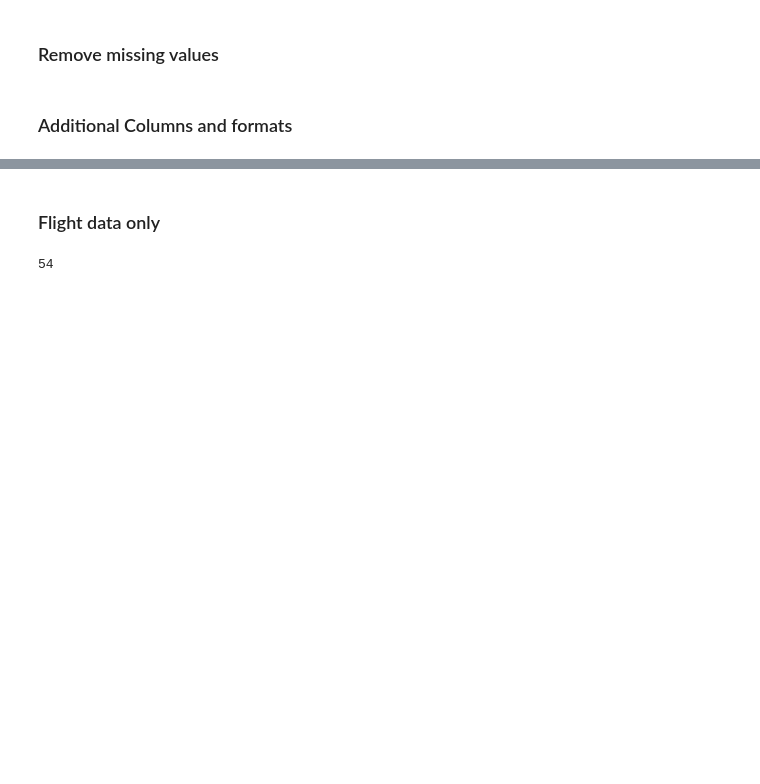
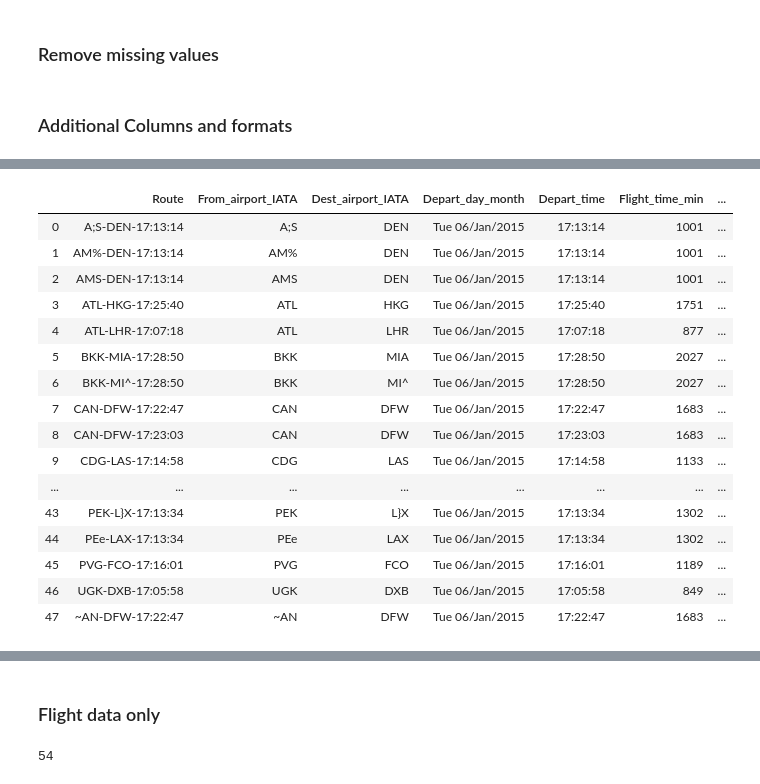
Before and after one commit to bloomfield-analysis/jk800839, a Jupyter notebook: CSMCC16 Flight Assignment JK800839.ipynb, the cells around one changed output, grey strips where cells are left out. Drawn from its saved outputs; the diff is of its cells as text; code cells hidden in the pictures; blank space fills up the shorter version.

```diff
--- a/CSMCC16 Flight Assignment JK800839.ipynb
+++ b/CSMCC16 Flight Assignment JK800839.ipynb
@@ -70,3 +123,42 @@ pass_data['count']='1'
+# %%
+route_info=pass_data[['Route'
+                      ,'From_airport_IATA'
+                      ,'Dest_airport_IATA'
+                      ,'Depart_day_month'
+                      ,'Depart_time'
+                      ,'Flight_time_min'
+                      ,'Arrive_time'
+                     ]]
+
+route_info=route_info.groupby(['Route'
+                      ,'From_airport_IATA'
+                      ,'Dest_airport_IATA'
+                      ,'Depart_day_month'
+                      ,'Depart_time'
+                      ,'Flight_time_min'
+                      ,'Arrive_time'
+                         ]).count()
+route_info.reset_index(inplace=True)
+# %%
+route_info
+# %% [output]
+|  | Route | From_airport_IATA | Dest_airport_IATA | Depart_day_month | Depart_time | Flight_time_min | ... |
+| 0 | A;S-DEN-17:13:14 | A;S | DEN | Tue 06/Jan/2015 | 17:13:14 | 1001 | ... |
+| 1 | AM%-DEN-17:13:14 | AM% | DEN | Tue 06/Jan/2015 | 17:13:14 | 1001 | ... |
+| 2 | AMS-DEN-17:13:14 | AMS | DEN | Tue 06/Jan/2015 | 17:13:14 | 1001 | ... |
+| 3 | ATL-HKG-17:25:40 | ATL | HKG | Tue 06/Jan/2015 | 17:25:40 | 1751 | ... |
+| 4 | ATL-LHR-17:07:18 | ATL | LHR | Tue 06/Jan/2015 | 17:07:18 | 877 | ... |
+| 5 | BKK-MIA-17:28:50 | BKK | MIA | Tue 06/Jan/2015 | 17:28:50 | 2027 | ... |
+| 6 | BKK-MI^-17:28:50 | BKK | MI^ | Tue 06/Jan/2015 | 17:28:50 | 2027 | ... |
+| 7 | CAN-DFW-17:22:47 | CAN | DFW | Tue 06/Jan/2015 | 17:22:47 | 1683 | ... |
+| 8 | CAN-DFW-17:23:03 | CAN | DFW | Tue 06/Jan/2015 | 17:23:03 | 1683 | ... |
+| 9 | CDG-LAS-17:14:58 | CDG | LAS | Tue 06/Jan/2015 | 17:14:58 | 1133 | ... |
+| ... | ... | ... | ... | ... | ... | ... | ... |
+| 43 | PEK-L}X-17:13:34 | PEK | L}X | Tue 06/Jan/2015 | 17:13:34 | 1302 | ... |
+| 44 | PEe-LAX-17:13:34 | PEe | LAX | Tue 06/Jan/2015 | 17:13:34 | 1302 | ... |
+| 45 | PVG-FCO-17:16:01 | PVG | FCO | Tue 06/Jan/2015 | 17:16:01 | 1189 | ... |
+| 46 | UGK-DXB-17:05:58 | UGK | DXB | Tue 06/Jan/2015 | 17:05:58 | 849 | ... |
+| 47 | ~AN-DFW-17:22:47 | ~AN | DFW | Tue 06/Jan/2015 | 17:22:47 | 1683 | ... |
 # %%
 # Check data
 print(pass_data)
```
Also changed, not shown: parts of 45 cells of this notebook.
